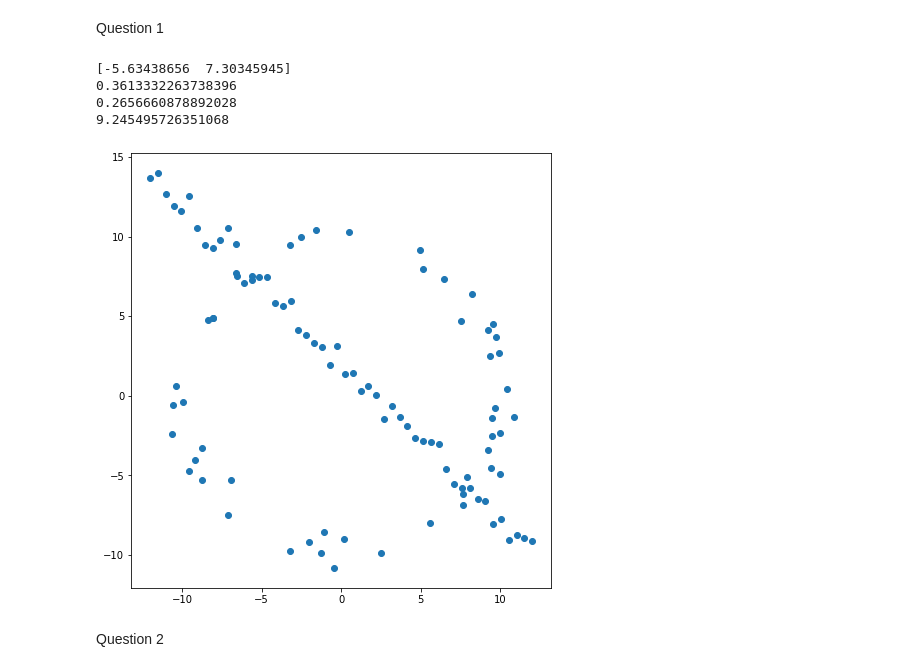
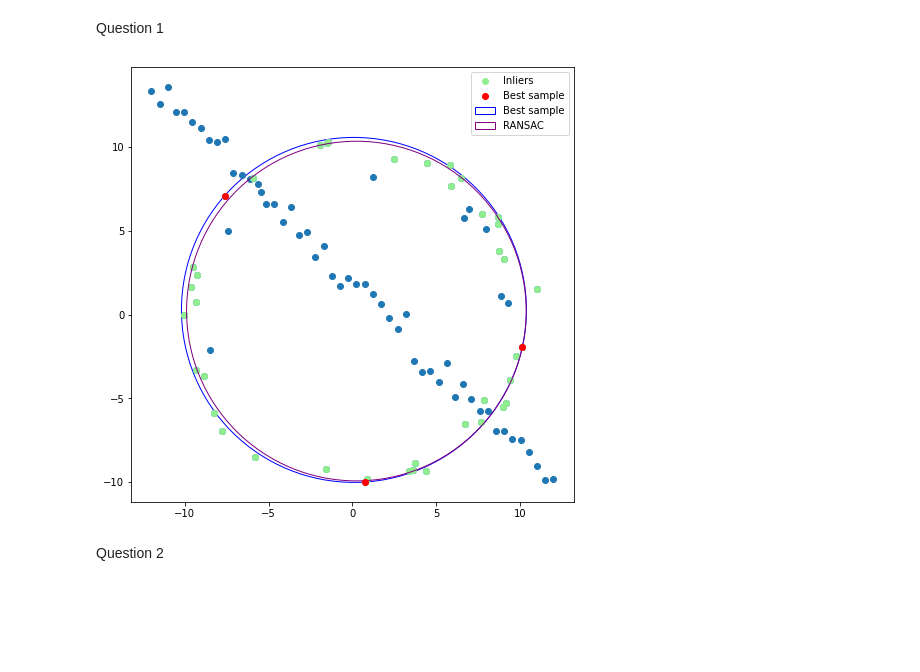
Before and after one commit to Lahiru-Sanjaya-Lankagama/image-processing2, a Jupyter notebook: Assignment2.ipynb, the cells around one changed output. Cells and saved outputs as stored; diff of their text form; code cells hidden in the pictures; blank space fills up the shorter version.

```diff
--- a/Assignment2.ipynb
+++ b/Assignment2.ipynb
@@ -49,11 +49,6 @@ from scipy import linalg
 import matplotlib.pyplot as plt
 import cv2 as cv
 
-def get_points(index_num, circle_val):
-    points = []
-    for i in range(0, 3):
-        points.append(circle_val[index_num[i]])
-    return points
 
 def getCircle(pts1, pts2, pts3):
     temp = pts2[0]**2 + pts2[1]**2
@@ -62,49 +57,89 @@ def getCircle(pts1, pts2, pts3):
     det = (pts1[0] - pts2[0]) * (pts2[1] - pts3[1]) - (pts2[0] - pts3[0]) * (pts1[1] - pts2[1])
 
     if abs(det) < 1.0e-10:
         return None
     cx = (bc*(pts2[1] - pts3[1]) - cd*(pts1[1] - pts2[1]))/ det
     cy = ((pts1[0] - pts2[0]) * cd - (pts2[0] - pts3[0])*bc)/ det
 
     r = ((cx - pts1[0])**2 + (cy - pts1[1])**2)**0.5
 
     return cx, cy, r
 
+def shortest_Dis(p,centerx,centery,radius):
+    d= np.array(abs(((p[:,0]-centerx)**2+(p[:,1]-centery)**2)**0.5-radius))
+    return d
+
+
+def RANSAC_algo(Data,iteration,threshold,no_inlier):
+    maximum=0
+    output=np.array([])
+
+    for i in range(iteration):
+
+        randomPoints=np.random.choice(Data.size//2, size=3, replace=False)
+        centerx,centery,radius=getCircle(Data[randomPoints[0]],Data[randomPoints[1]],Data[randomPoints[2]])
+        PO=shortest_Dis(Data,centerx,centery,radius)
+
+        if r>max(Data[:,1])*1.5:
+            continue
+        inliares=Data[PO<threshold]
+
+        if len(inliares)>no_inlier:
+
+            shrt_d=shortest_Dis(inliares,centerx,centery,radius)
+            mean = sum(shrt_d)/(shrt_d.size)
+            if maximum < len(inliares):
+
+                best=mean
+                output=randomPoints
+                inli=inliares
+            elif maximum == len(inliares) and best>mean:
+                best=mean
+                output=randomPoints
+                inli=inliares
+
+    return output,inli
+
+def plotCircle(Data,Datalst,color='r'):
+    centerx,centery,radius=getCircle(Datalst[Data[0]],Datalst[Data[1]],Datalst[Data[2]])
+    c=plt.Circle((centerx,centery),radius,fill=False)
+    c.set_color(color)
+    return c
+
+
 #np.random.seed(0)
 N = 100
 half_n = N//2
 r = 10
 s = r/16
 t = np.random.uniform(0, 2*np.pi, half_n)
 n = s*np.random.randn(half_n)
 x, y = (r+n)*np.cos(t), (r+n)*np.sin(t)
 X_circ = np.hstack((x.reshape(half_n, 1), y.reshape(half_n, 1)))
 m, b = -1, 2
 x = np.linspace(-12, 12, half_n)
 y = m*x +b + s*np.random.randn(half_n)
 X_line = np.hstack((x.reshape(half_n, 1), y.reshape(half_n, 1)))
 X = np.vstack((X_circ, X_line))
 
-index = np.random.choice(50, size = 3)
-suitable_pts = get_points(index, X_circ)
-print(suitable_pts[0])
-x_val, y_val, radius = getCircle(suitable_pts[0], suitable_pts[1], suitable_pts[2])
 
-print(x_val)
-print(y_val)
-print(radius)
 
-fig, ax = plt.subplots(figsize = (8,8))
-plt.plot()
-ax.scatter(X[:,0],X[:,1])
-ax.set_aspect('equal')
+ranL,bestInlier=RANSAC_algo(X_circ,500,1,40)
+circle1=plotCircle(ranL,X, color = 'blue')
+fig,ax=plt.subplots(figsize=(8,8))
+ax.set_aspect( 1 )
+ax.add_artist( circle1 )
+p1=ax.scatter(X[:,0],X[:,1])
+Inliers=ax.scatter(bestInlier[:,0],bestInlier[:,1], color='lightgreen' )
+bestfit,inl=RANSAC_algo(bestInlier,50,1,bestInlier.size//2.2)
+circle2=plotCircle(bestfit,bestInlier, color ='purple')
+ax.add_artist( circle2 )
+Y=np.vstack((X[ranL[0]],X[ranL[1]],X[ranL[2]]))
+Bestsamples=ax.scatter(Y[:,0],Y[:,1], c = 'r')
+plt.legend(handles=[Inliers,Bestsamples,circle1,circle2],labels=['Inliers','Best sample','Best sample','RANSAC'])
 plt.show()
 # %% [output]
-[-5.63438656  7.30345945]
-0.3613332263738396
-0.2656660878892028
-9.245495726351068
-[figure, old version]
+[figure, new version]
 # %% [markdown]
 Question 2
 # %%
```
Also changed, not shown: parts of 1 cell of this notebook.
